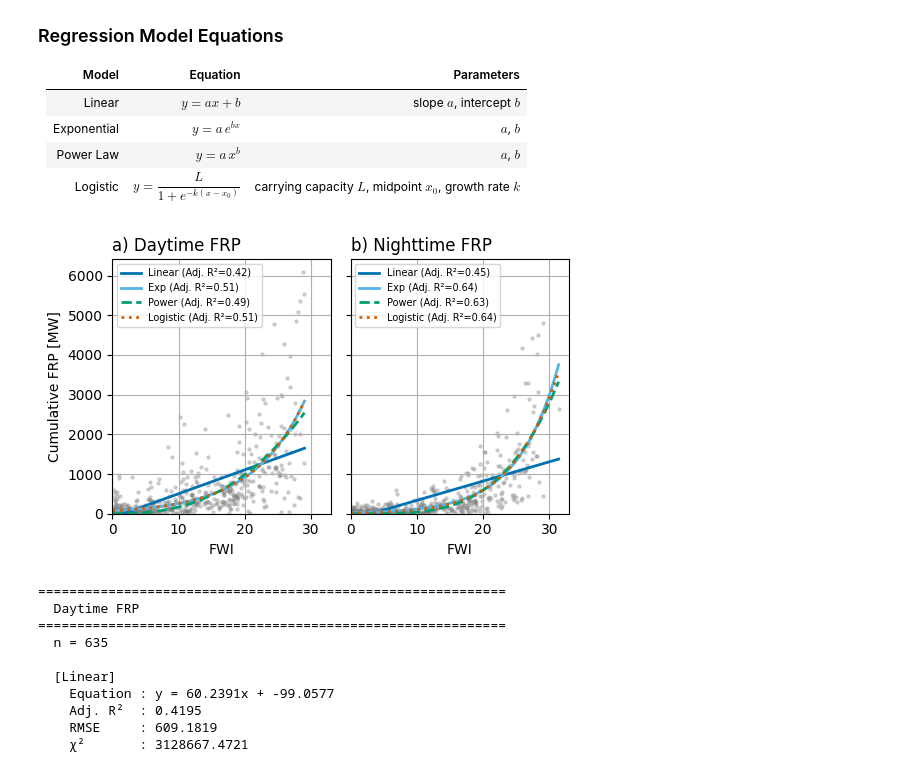
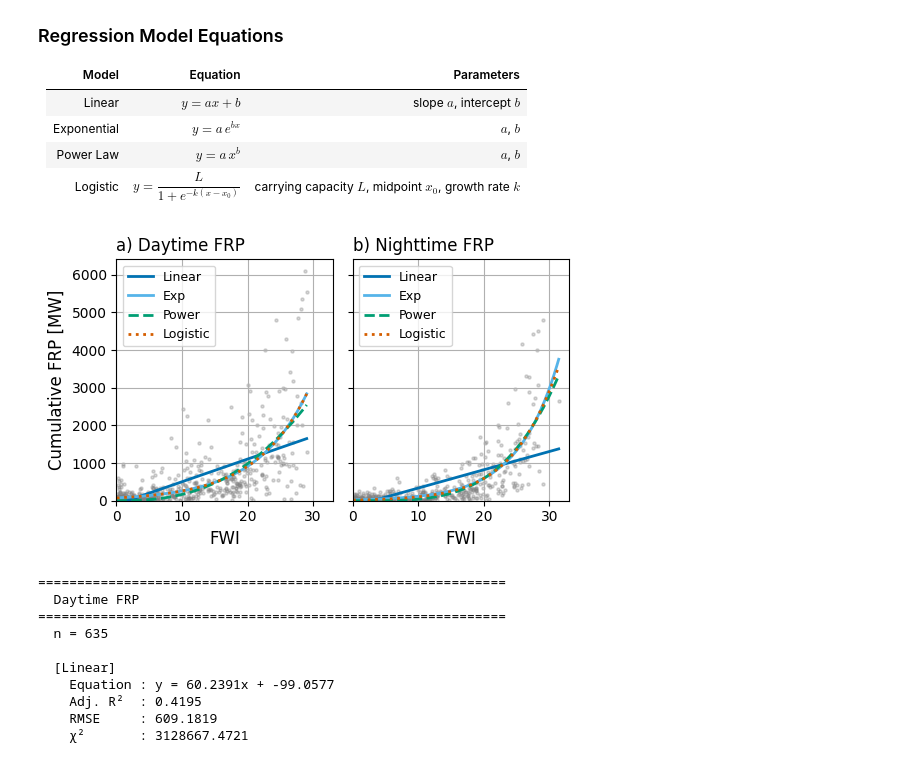
Before and after one commit to Thunthita/ClimateChangeonWildfire, a Jupyter notebook: new/src/Historical/FWIvsFRP.ipynb, the cells around one changed output. Saved outputs shown, nothing was run; the diff lists cells and outputs as text; code cells hidden in the pictures.

```diff
--- a/new/src/Historical/FWIvsFRP.ipynb
+++ b/new/src/Historical/FWIvsFRP.ipynb
@@ -70,8 +70,14 @@ data = fwi_jan1.values
 fig, ax = plt.subplots(figsize=(5.51, 3))
 
 img = ax.pcolormesh(lons, lats, data, cmap='viridis', shading='auto')
-cbar = plt.colorbar(img, ax=ax, fraction=0.025, pad=0.02)
-cbar.set_label('FWI', fontsize=11)
+
+# Colorbar full height of axes
+from mpl_toolkits.axes_grid1 import make_axes_locatable
+divider = make_axes_locatable(ax)
+cax = divider.append_axes("right", size="3%", pad=0.05)
+cbar = fig.colorbar(img, cax=cax)
+cbar.set_label('FWI', fontsize=12)
+cbar.ax.tick_params(labelsize=11)
 cbar.set_ticks([0, 20, 40, 60, 80, 100, 120, 140])
 
 # ── Thailand bounding box ─────────────────────────────────────────────────────
@@ -82,13 +88,14 @@ rect = mpatches.Rectangle(
 )
 ax.add_patch(rect)
 
-ax.set_xlabel('Longitude (°)', fontsize=10)
-ax.set_ylabel('Latitude (°)', fontsize=10)
-ax.set_title('Fire Weather Index (FWI) on 1 January 2023', fontsize=12)
+ax.set_xlabel('Longitude (°)', fontsize=12)
+ax.set_ylabel('Latitude (°)', fontsize=12)
+ax.tick_params(labelsize=11)
+# ax.set_title('Fire Weather Index (FWI) on 1 January 2023', fontsize=9)
 ax.set_xticks([0, 60, 120, 180, 240, 300, 360])
 ax.set_yticks([-90, -60, -30, 0, 30, 60, 90])
 
 plt.tight_layout()
-plt.savefig('Pict/FWI_spatial_map_all_region.png', dpi=300, bbox_inches='tight')
+plt.savefig('Pict/FWI_spatial_map_all_region.png', dpi=1000, bbox_inches='tight')
 plt.show()
 # %% [output]
@@ -276,43 +283,43 @@ def _draw_panel(ax, results, title):
 
     ax.scatter(x, y, s=5, alpha=0.3, color='gray')
     xl = np.linspace(x.min(), x.max(), 1000)
 
     ax.plot(xl, slope * xl + intercept,
             color=colors['blue'],     lw=2,
-            label=f'Linear (Adj. R²={adj_r2_lin:.2f})')
+            label='Linear')
     ax.plot(xl, exponential(xl, *p_exp),
             color=colors['sky_blue'], lw=2,
-            label=f'Exp (Adj. R²={adj_r2_exp:.2f})')
+            label='Exp')
     ax.plot(xl, power_law(xl, *p_pow),
             color=colors['green'],    lw=2, ls='--',
-            label=f'Power (Adj. R²={adj_r2_pow:.2f})')
+            label='Power')
     ax.plot(xl, logistic(xl, *p_log),
             color=colors['red'],      lw=2, ls=':',
-            label=f'Logistic (Adj. R²={adj_r2_log:.2f})')
+            label='Logistic')
 
     ax.set_title(title, loc='left', fontsize=12)
-    ax.set_xlabel('FWI', fontsize=10)
-    ax.legend(fontsize=7)
+    ax.set_xlabel('FWI', fontsize=12)
+    ax.legend(fontsize=9, loc='upper left')
     ax.grid(True)
 
 
 res_D = _fit_panel(mean_fwi_values_D, sum_frp_values_D)
 res_N = _fit_panel(mean_fwi_values_N, sum_frp_values_N)
 
 os.makedirs('Pict', exist_ok=True)
 
-fig, axes = plt.subplots(1, 2, figsize=(5.51, 3.5), sharex=True, sharey=True)
+fig, axes = plt.subplots(1, 2, figsize=(5.51, 3.41), sharex=True, sharey=True)
 _draw_panel(axes[0], res_D, 'a) Daytime FRP')
 _draw_panel(axes[1], res_N, 'b) Nighttime FRP')
-axes[0].set_ylabel('Cumulative FRP [MW]', fontsize=10)
+axes[0].set_ylabel('Cumulative FRP [MW]', fontsize=12)
 axes[0].set_xlim(left=0)
 axes[0].set_ylim(bottom=0)
 
 plt.tight_layout()
-plt.savefig('Pict/FWI_FRP_Daytime_Nighttime_Comparison.png', dpi=300, bbox_inches='tight')
+plt.savefig('Pict/FWI_FRP_Daytime_Nighttime_Comparison.png', dpi=1000, bbox_inches='tight')
 plt.show()
 # %% [output]
-[figure, old version]
+[figure, new version]
 # %%
 def _print_metrics(res, label):
     (x, y,
```
Also changed, not shown: parts of 1 cell of this notebook.
